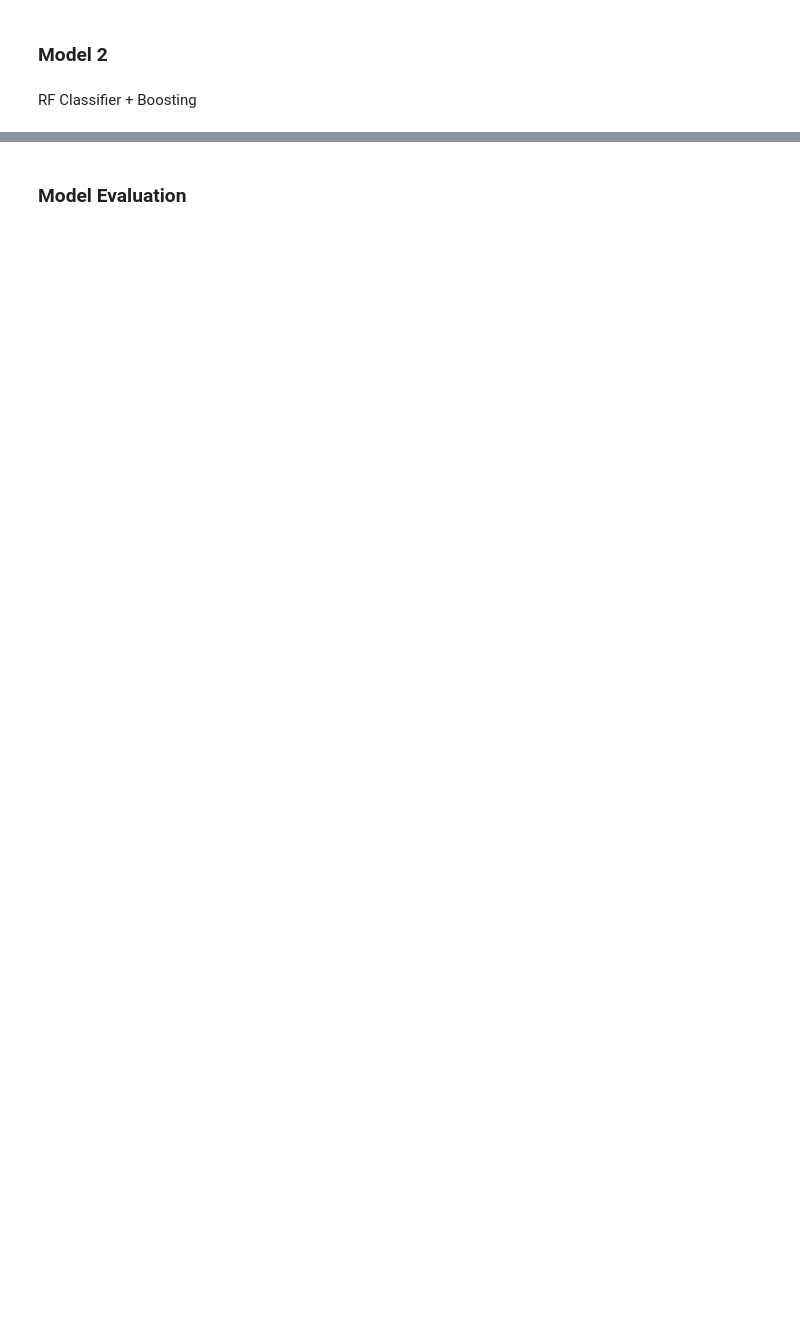
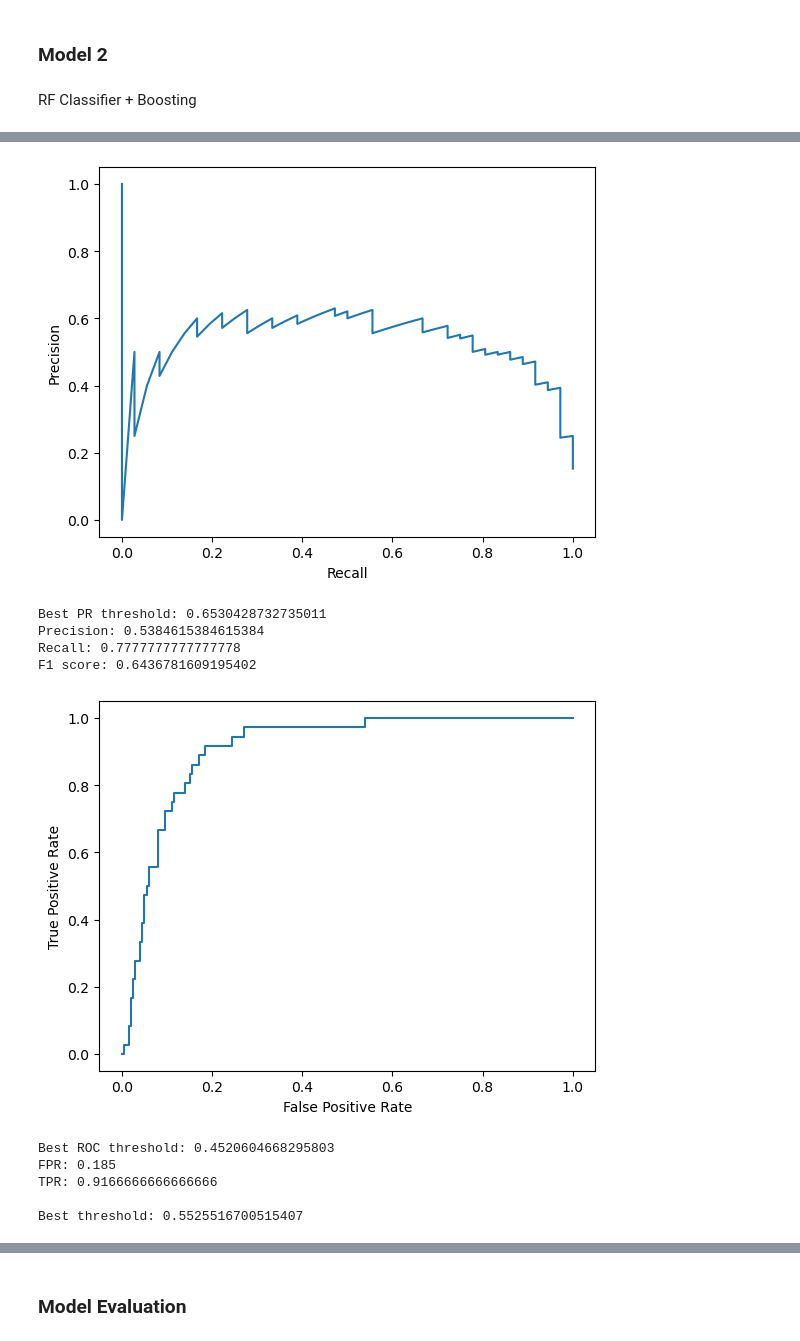
Before and after one commit to rohank36/f1, a Jupyter notebook: baseline.ipynb, the cells around one changed output, grey strips where cells are left out. Saved outputs shown, nothing was run; the diff lists cells and outputs as text; code cells hidden in the pictures; blank space fills up the shorter version.

```diff
--- a/baseline.ipynb
+++ b/baseline.ipynb
@@ -482,6 +472,10 @@ test_data = test_data.drop(columns=["BroadcastName"])
 
 trn_round_number = trn_data["Round_Number"]
 test_round_number = test_data["Round_Number"]
+
+#testing
+trn_data = trn_data.drop(columns=["Event_Type","lag_stint"])
+test_data = test_data.drop(columns=["Event_Type","lag_stint"])
 # %%
 # split train and val
 data = trn_data
@@ -580,13 +574,13 @@ class Model:
         final_pred_int = np.rint(rf_pred).astype(int)
         return final_pred_int,rf_pred_prob
 
-    def get_feature_importance(self,x_trn):
+    def get_feature_importance(self,x_trn,feature_importance_threshold=0.01):
         importances = self.rf.feature_importances_
         feature_importance_df = pd.DataFrame({
             'feature': x_trn.columns,
             'importance': importances
         }).sort_values('importance', ascending=False)
-        return feature_importance_df.loc[feature_importance_df["importance"]>=0.01].reset_index(drop=True)
+        return feature_importance_df.loc[feature_importance_df["importance"]>=feature_importance_threshold].reset_index(drop=True)
 
     def get_metrics(self,y_pred,y_truth,y_pred_prob=None):
         #y_pred = np.clip(y_pred, 1, 20)
@@ -598,12 +592,15 @@ class Model:
             disp = ConfusionMatrixDisplay(confusion_matrix=cm, display_labels=self.rf.classes_)
             disp.plot()
             if y_pred_prob is not None:
+                avg_precision = average_precision_score(y_truth,y_pred_prob)
                 auroc = roc_auc_score(y_truth,y_pred_prob)
                 print("ROC AUC:", auroc)
+                print("Average precision:", avg_precision)
 
             recall = recall_score(y_truth,y_pred)
             precision = precision_score(y_truth,y_pred)
             f1 = f1_score(y_truth,y_pred)
+
             print(f"Recall: {recall} --> Of all the real positives, how many did I catch")
             print(f"Precision: {precision} --> When I say it’s positive, how often am I right")
             print(f"F1 score: {f1}")
@@ -674,0 +715,51 @@ model.train(x_trn,y_trn)
+# %%
+# find best prob threshold based on precision and recall curve
+probs = model.rf.predict_proba(x_val)[:,1]
+precisions,recalls,pr_thresholds = precision_recall_curve(y_val,probs)
+plt.plot(recalls,precisions)
+plt.xlabel("Recall")
+plt.ylabel("Precision")
+plt.show()
+
+f1_scores = []
+valid_thresholds = []
+for p,r,t in zip(precisions[1:], recalls[1:], pr_thresholds):
+    if p+r == 0:
+        continue # skip 0 values to avoid div by 0 error
+    f1_scores.append(2 * p * r / (p + r))
+    valid_thresholds.append(t)
+best_idx = np.argmax(f1_scores)
+best_pr_threshold = valid_thresholds[best_idx]
+print("Best PR threshold:", best_pr_threshold)
+print("Precision:", precisions[best_idx])
+print("Recall:", recalls[best_idx])
+print("F1 score:", f1_scores[best_idx])
+
+
+# find best prob threshold based on Youden's J statistic for fpr and tpr in roc curve
+fpr,tpr,roc_thresholds = roc_curve(y_val,probs)
+plt.plot(fpr,tpr)
+plt.xlabel("False Positive Rate")
+plt.ylabel("True Positive Rate")
+plt.show()
+youden_j = tpr - fpr
+best_idx = np.argmax(youden_j)
+best_roc_threshold = roc_thresholds[best_idx]
+print("Best ROC threshold:", best_roc_threshold)
+print("FPR:", fpr[best_idx])
+print("TPR:", tpr[best_idx])
+
+best_threshold = (best_pr_threshold + best_roc_threshold) / 2
+print("\nBest threshold:", best_threshold)
+# %% [output]
+[figure, added]
+Best PR threshold: 0.6530428732735011
+Precision: 0.5384615384615384
+Recall: 0.7777777777777778
+F1 score: 0.6436781609195402
+[figure, added]
+Best ROC threshold: 0.4520604668295803
+FPR: 0.185
+TPR: 0.9166666666666666
+
+Best threshold: 0.5525516700515407
```
Also changed, not shown: parts of 14 cells of this notebook, 1 other file.
